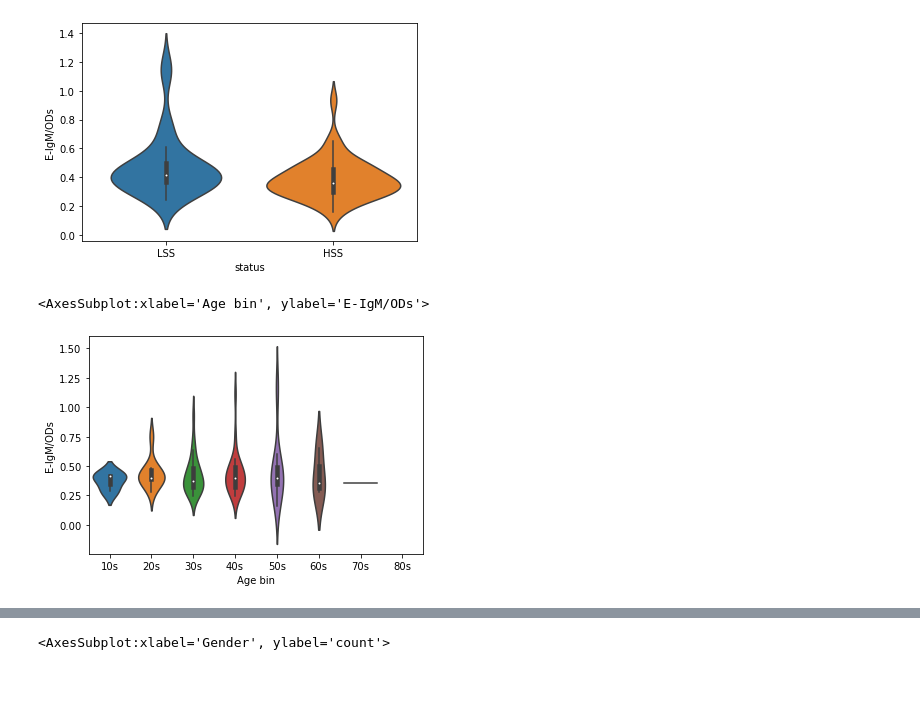
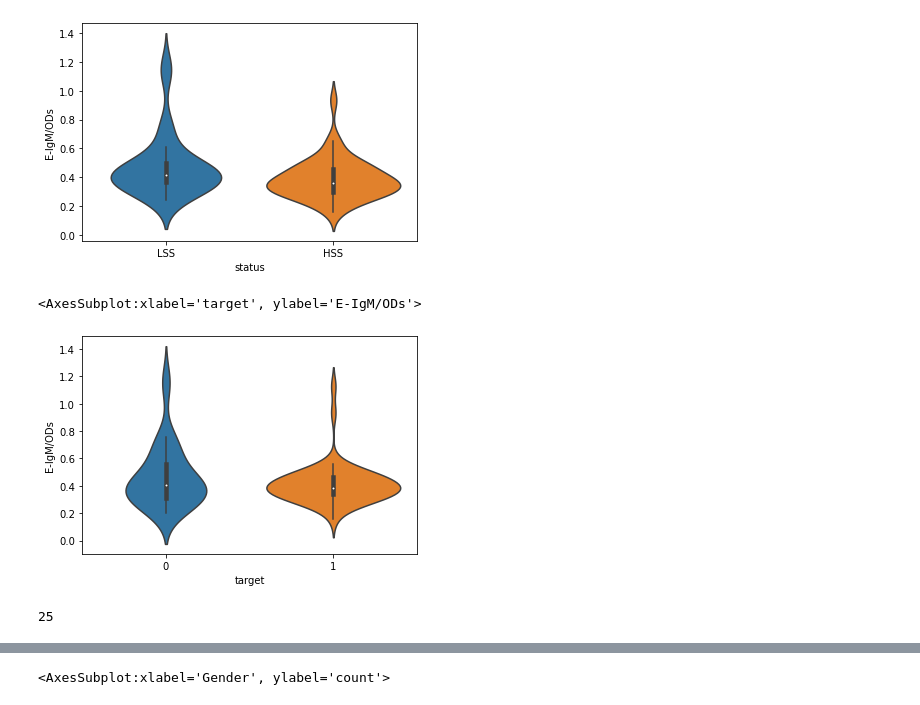
Before and after one commit to fasemoreakinyemi/2021-09-23-Digital_Cooperation_Fellowship_Project, a Jupyter notebook: analysis_folder/analysis_second_dataset.ipynb, the cells around one changed output, grey strips where cells are left out. Drawn from its saved outputs; the diff is of its cells as text; code cells hidden in the pictures.

```diff
--- a/analysis_folder/analysis_second_dataset.ipynb
+++ b/analysis_folder/analysis_second_dataset.ipynb
@@ -94,7 +110,7 @@ sns.violinplot(y="E-IgM/ODs", x="status", data=df)
 <AxesSubplot:xlabel='status', ylabel='E-IgM/ODs'>
 [figure]
 # %%
-sns.violinplot(y="E-IgM/ODs", x="Age bin", data=df)
+sns.violinplot(y="E-IgM/ODs", x="target", data=df)
 # %% [output]
-<AxesSubplot:xlabel='Age bin', ylabel='E-IgM/ODs'>
+<AxesSubplot:xlabel='target', ylabel='E-IgM/ODs'>
-[figure, old version]
+[figure, new version]
@@ -100,0 +121,4 @@ sns.violinplot(y="E-IgM/ODs", x="Age bin", data=df)
+# %%
+len(low_od[low_od["Symptoms"] == "no"])
+# %% [output]
+25
```
Also changed, not shown: parts of 9 cells of this notebook, 1 other file.
